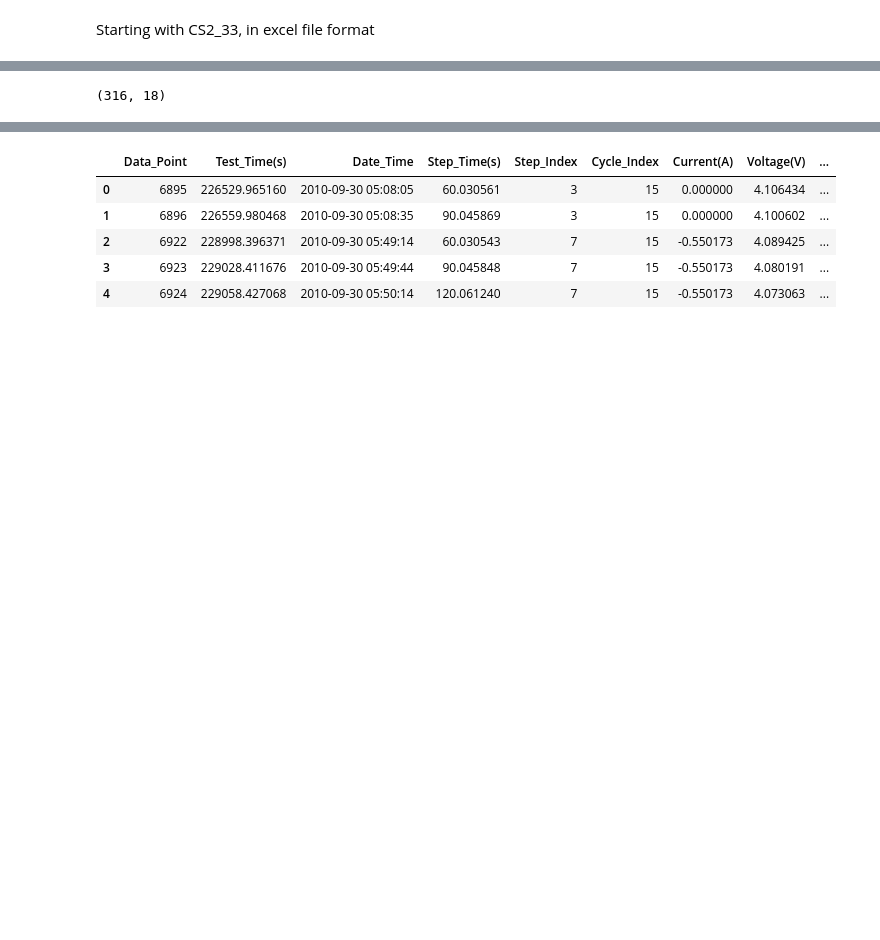
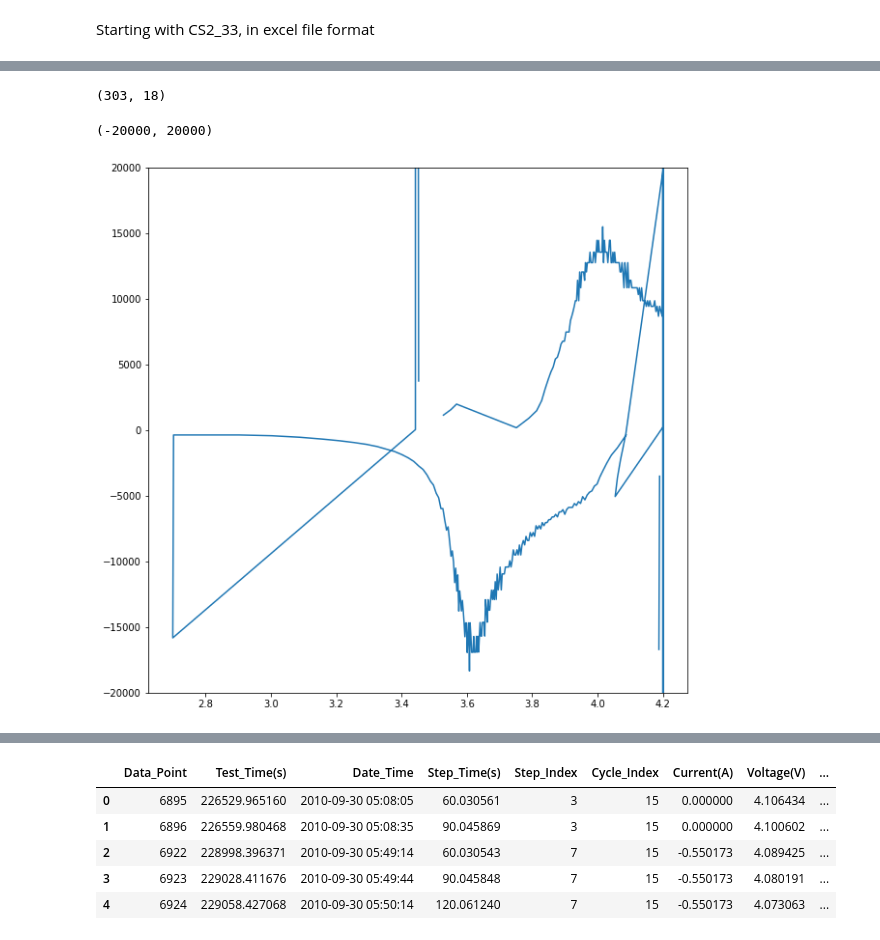
Before and after one commit to nicolet5/DiffCapAnalyzer, a Jupyter notebook: ourproject/CleanData.ipynb, the cells around one changed output, grey strips where cells are left out. Cells and saved outputs as stored; diff of their text form; code cells hidden in the pictures; blank space fills up the shorter version.

```diff
--- a/ourproject/CleanData.ipynb
+++ b/ourproject/CleanData.ipynb
@@ -195,7 +171,20 @@ mytestdf = pd.read_excel('NLT_Test/NLT_TestSepCycles/CS2_33_1_10_11Cycle15.xlsx'
+# %%
+mytestdf = pd.read_excel('NLT_Test/NLT_TestSepCycles/CS2_33_1_10_11Cycle49.xlsx')
+#still having problems with CS2_33_1_10_11Cycle1.xlsx - guessing all cycle1 discharges will have to be deleted
+#CS2_33_9_27_10Cycle2.xlsx problems too
 # %%
 mytestdf.shape
 # %% [output]
-(316, 18)
+(303, 18)
+# %%
+mytestdf2 = calc_dv_dqdv(mytestdf)
+# %%
+fig1 = plt.figure(figsize = (10,10), facecolor = 'w', edgecolor= 'k')
+myplot = plt.plot(mytestdf2['Voltage(V)'], mytestdf2['dQ/dV'])
+plt.ylim(-20000, 20000)
+# %% [output]
+(-20000, 20000)
+[figure, added]
 # %%
 charge, discharge = clean_calc_sep_smooth(mytestdf, 21, 2)
 fig = plt.figure(figsize=(10, 10), facecolor='w', edgecolor='k')
```
Also changed, not shown: parts of 6 cells of this notebook.
